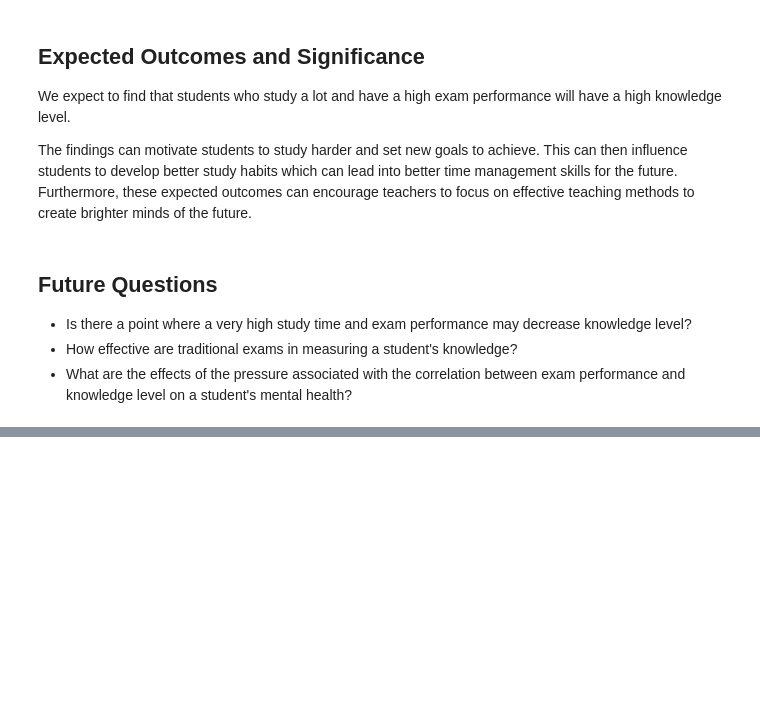
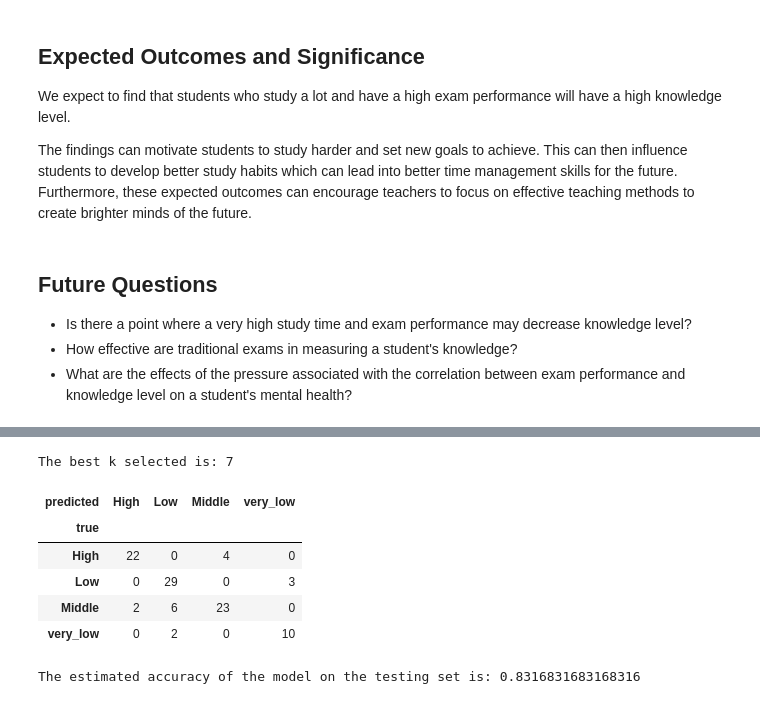
Before and after one commit to Perry2004/DSCI100Group29, a Jupyter notebook: proposal.ipynb, the cells around one changed output, grey strips where cells are left out. Cells and saved outputs as stored; diff of their text form; code cells hidden in the pictures; blank space fills up the shorter version.

Commit message:
model training and prediction; visualization of the prediction performance

```diff
--- a/proposal.ipynb
+++ b/proposal.ipynb
@@ -168,0 +184,9 @@ The findings can motivate students to study harder and set new goals to achieve.
+# %%
+# set up preprocessor, classifier (with no argument), and pipeline
+prep = make_column_transformer(
+    (StandardScaler(), ["Study Time", "Exam Performance"])
+)
+knn = KNeighborsClassifier()
+x = data_training[["Study Time", "Exam Performance"]]
+y = data_training["Knowledge Level"]
+pipe = make_pipeline(prep, knn)
@@ -168,0 +247,32 @@ The findings can motivate students to study harder and set new goals to achieve.
+# %%
+# build the model with the best k
+print("The best k selected is:", best_k)
+knn_best = KNeighborsClassifier(n_neighbors=best_k)
+pipe_best = make_pipeline(prep, knn_best)
+pipe_best_fit = pipe_best.fit(X=x, y=y)
+# %% [output]
+The best k selected is: 7
+# %%
+# use the model to predict the test set
+predicted_test = data_testing.assign(
+    true = data_testing["Knowledge Level"],
+    predicted = pipe_best_fit.predict(data_testing[["Study Time", "Exam Performance"]])
+)
+confusion_matrix = pd.crosstab(
+    predicted_test["true"],
+    predicted_test["predicted"]
+)
+confusion_matrix
+# %% [output]
+| predicted | High | Low | Middle | very_low |
+| true |  |  |  |  |
+| High | 22 | 0 | 4 | 0 |
+| Low | 0 | 29 | 0 | 3 |
+| Middle | 2 | 6 | 23 | 0 |
+| very_low | 0 | 2 | 0 | 10 |
+# %%
+# prediction accuracy score
+pred_acc = pipe_best_fit.score(data_testing[["Study Time", "Exam Performance"]], data_testing["Knowledge Level"])
+print("The estimated accuracy of the model on the testing set is:", pred_acc)
+# %% [output]
+The estimated accuracy of the model on the testing set is: 0.8316831683168316
```
Also changed, not shown: parts of 15 cells of this notebook.
